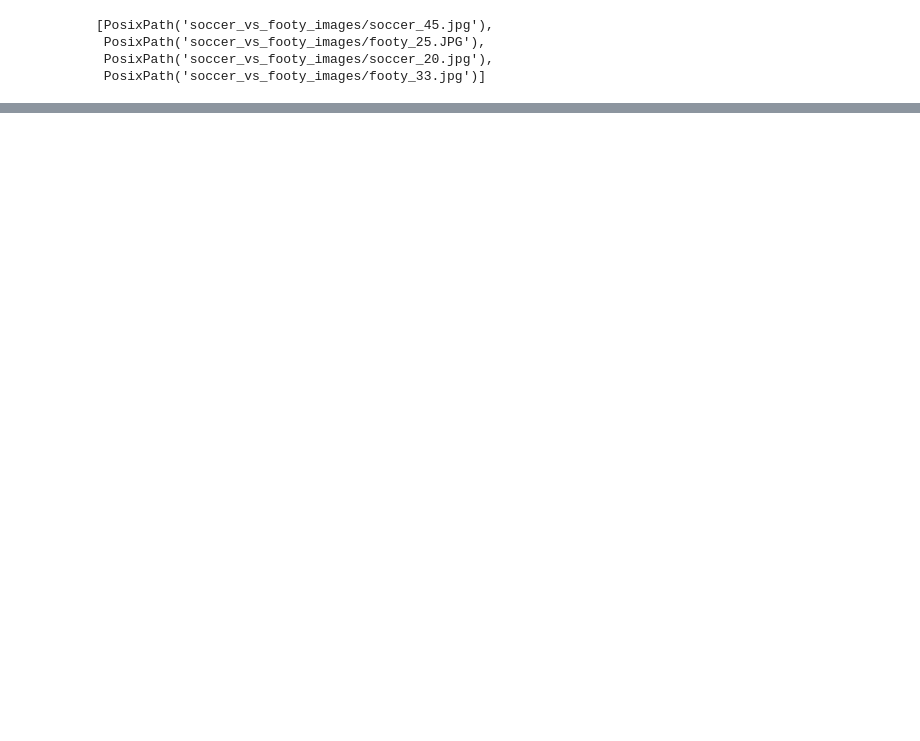
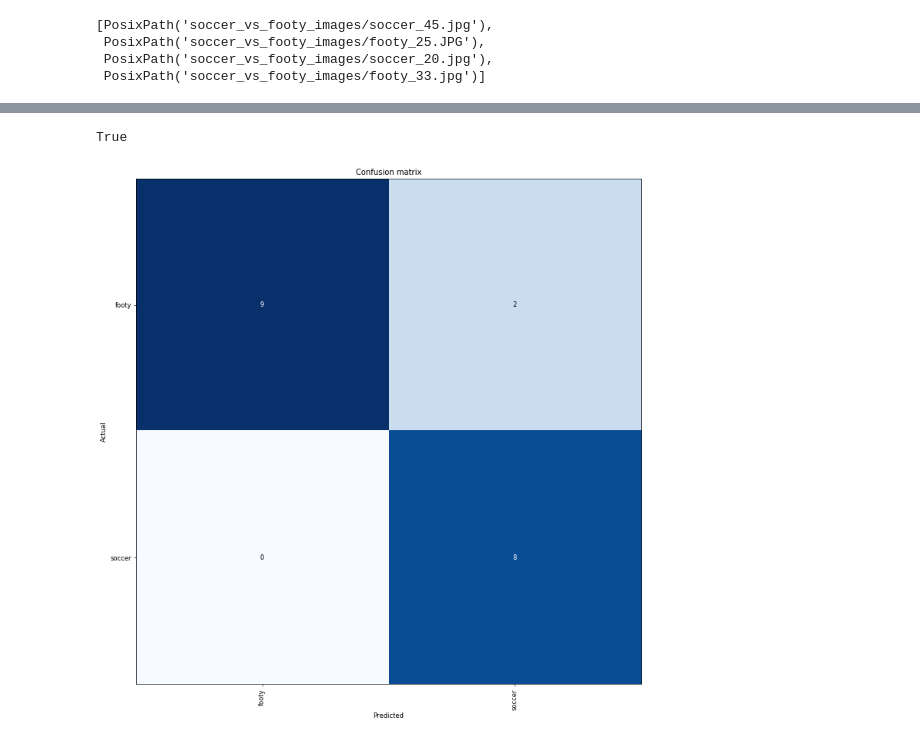
Before and after one commit to asnr/fastai-deep-learning-2019, a Jupyter notebook: 01_image_classification/soccer_vs_footy.ipynb, the cells around one changed output, grey strips where cells are left out. Drawn from its saved outputs; the diff is of its cells as text; code cells hidden in the pictures; blank space fills up the shorter version.

```diff
--- a/01_image_classification/soccer_vs_footy.ipynb
+++ b/01_image_classification/soccer_vs_footy.ipynb
@@ -34,0 +103,4 @@ OSError: Traceback (most recent call last):
+# %%
+# Validation loss is still going down in the fourth epoch.
+# Accuracy isn't going up, but that might be just because the validation set is tiny.
+learn.fit_one_cycle(4, max_lr=slice(1e-4,1e-3))
@@ -34,0 +113,12 @@ OSError: Traceback (most recent call last):
+# %%
+interp_fine_tuned = ClassificationInterpretation.from_learner(learn)
+
+losses,idxs = interp.top_losses()
+
+len(data.valid_ds)==len(losses)==len(idxs)
+# %% [output]
+True
+# %%
+interp_fine_tuned.plot_confusion_matrix(figsize=(12,12), dpi=60)
+# %% [output]
+[figure, added]
```
Also changed, not shown: parts of 22 cells of this notebook.
